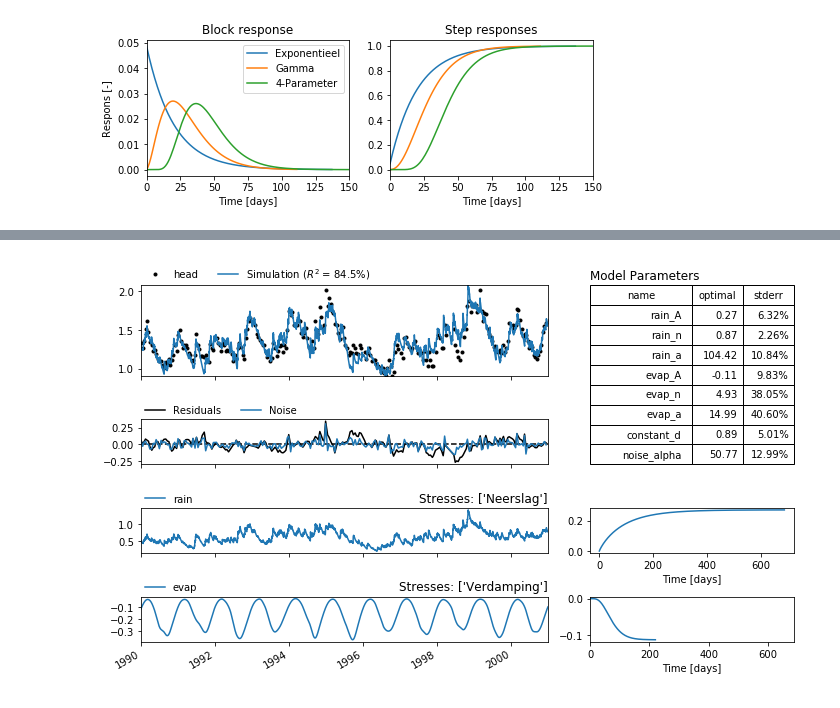
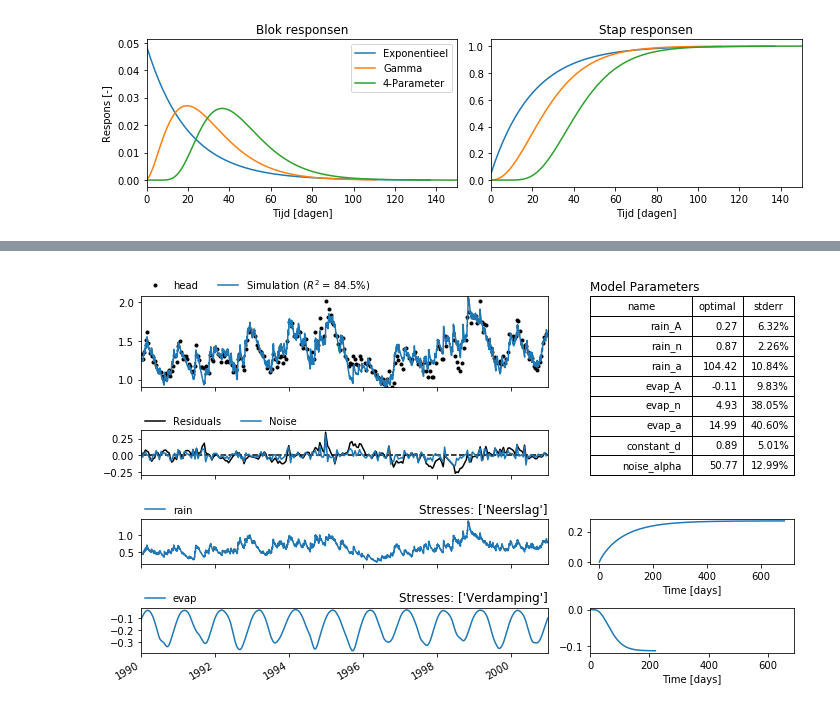
Before and after one commit to ArtesiaWater/stowa_handleiding_tijdreeksanalyse, a Jupyter notebook: model_structuur/model_structuur.ipynb, the cells around one changed output, grey strips where cells are left out. Drawn from its saved outputs; the diff is of its cells as text; code cells hidden in the pictures.

```diff
--- a/model_structuur/model_structuur.ipynb
+++ b/model_structuur/model_structuur.ipynb
@@ -59,25 +64,26 @@ Vaak wordt een 4-parameter gamma functie of een vereenvoudigde vorm daarvan gebr
 # %%
 # Voorbeeld van Gamma respons functie waar n=1, en hetzelfde model met een exponentiele functie
 
-fig, [ax1, ax2] = plt.subplots(1, 2, figsize=(8, 2.5), sharex=True)
+fig, [ax1, ax2] = plt.subplots(1, 2, figsize=(10, 3), sharex=True)
 
 rfuncs = [ps.Exponential, ps.Gamma, ps.FourParam]
 params = [[1, 20], [1, 3, 10], [1, 2, 10, 10]]
 
 for rfunc, param in zip(rfuncs, params):
     rfunc = rfunc(up=True)
     p = rfunc.get_init_parameters("p")
     ax1.plot(rfunc.block(param))
     ax2.plot(rfunc.step(param))
 ax1.set_xlim(0, 150)
-ax1.set_title("Block response")
-ax2.set_title("Step responses")
-ax1.set_xlabel("Time [days]")
-ax2.set_xlabel("Time [days]")
+ax1.set_title("Blok responsen")
+ax2.set_title("Stap responsen")
+ax1.set_xlabel("Tijd [dagen]")
+ax2.set_xlabel("Tijd [dagen]")
 ax1.set_ylabel("Respons [-]")
 ax1.legend(["Exponentieel", "Gamma", "4-Parameter"]);
+plt.tight_layout()
 # %% [output]
-[figure, old version]
+[figure, new version]
 # %% [markdown]
 De exponentiele respons heeft 2 parameters, de Gamma heeft 3 parameters, en de 4-parameter gamma functie heeft 4 parameters. Het kan echter goed voorkomen dat de parameters van de 4-parameter functie na kalibratie eigenlijk een Gamma of zelfs exponentiele functie simuleren. Het is dan mogelijk parameters vast te zetten en op die manier het aantal te schatten parameters te reduceren. Het dient over het algemeen aanbeveling verschillende respons functies te testen. Per software pakket dient te worden bepaalt welke respons functies beschikbaar zijn.
 
```
Also changed, not shown: parts of 26 cells of this notebook, 7 other files.
